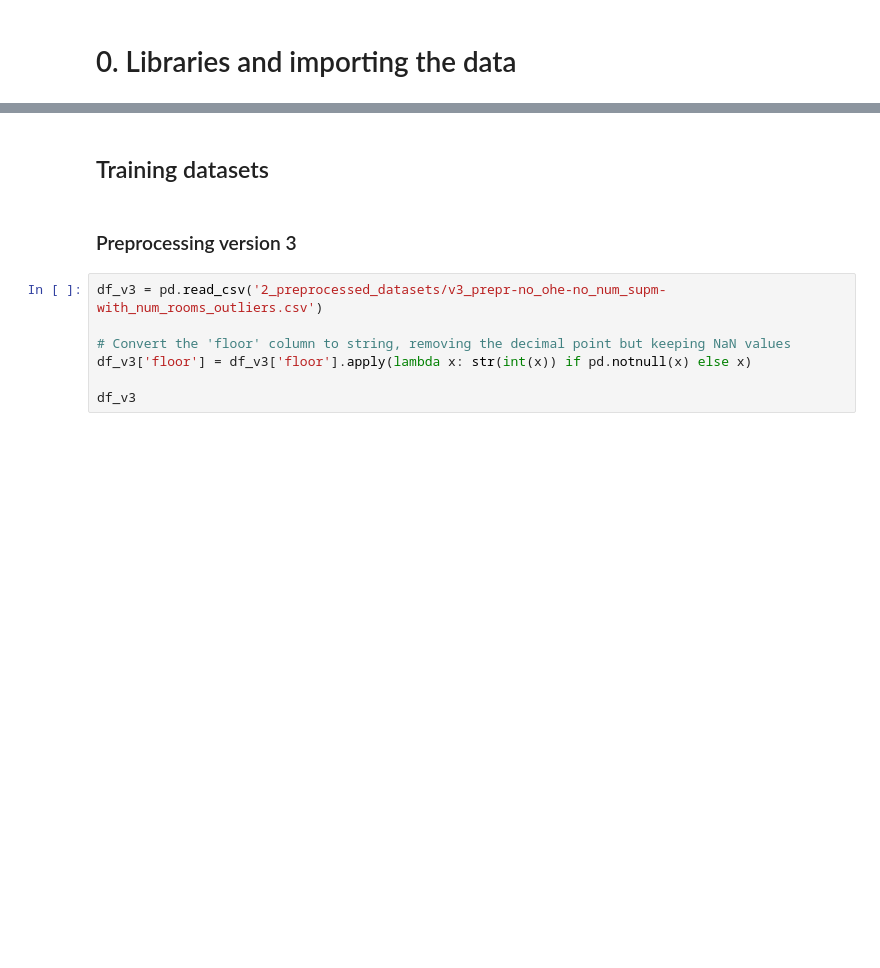
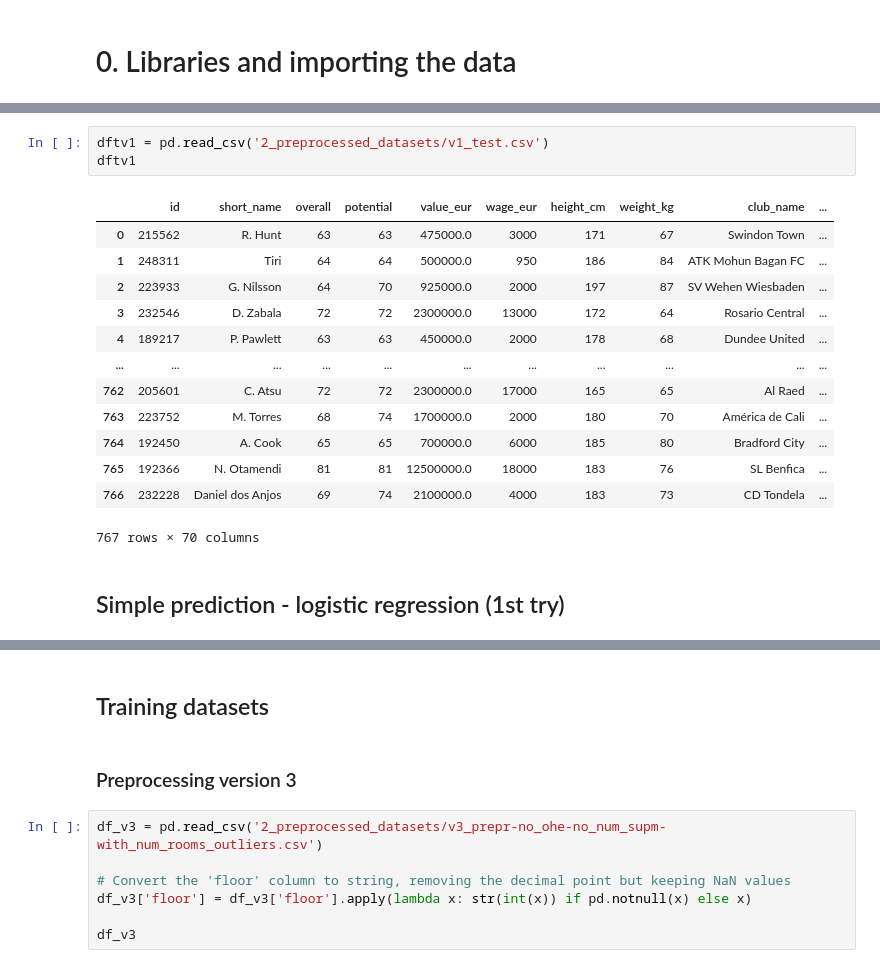
Before and after one commit to simonvellin/football_position_prediction, a Jupyter notebook: pablo/5_training_and_predicting.ipynb, the cells around one changed output, grey strips where cells are left out. Saved outputs shown, nothing was run; the diff lists cells and outputs as text; blank space fills up the shorter version.

```diff
--- a/pablo/5_training_and_predicting.ipynb
+++ b/pablo/5_training_and_predicting.ipynb
@@ -23,0 +53,19 @@ from sklearn.linear_model import Ridge
+# %%
+dftv1 = pd.read_csv('2_preprocessed_datasets/v1_test.csv')
+dftv1
+# %% [output]
+|  | id | short_name | overall | potential | value_eur | wage_eur | height_cm | weight_kg | club_name | ... |
+| 0 | 215562 | R. Hunt | 63 | 63 | 475000.0 | 3000 | 171 | 67 | Swindon Town | ... |
+| 1 | 248311 | Tiri | 64 | 64 | 500000.0 | 950 | 186 | 84 | ATK Mohun Bagan FC | ... |
+| 2 | 223933 | G. Nilsson | 64 | 70 | 925000.0 | 2000 | 197 | 87 | SV Wehen Wiesbaden | ... |
+| 3 | 232546 | D. Zabala | 72 | 72 | 2300000.0 | 13000 | 172 | 64 | Rosario Central | ... |
+| 4 | 189217 | P. Pawlett | 63 | 63 | 450000.0 | 2000 | 178 | 68 | Dundee United | ... |
+| ... | ... | ... | ... | ... | ... | ... | ... | ... | ... | ... |
+| 762 | 205601 | C. Atsu | 72 | 72 | 2300000.0 | 17000 | 165 | 65 | Al Raed | ... |
+| 763 | 223752 | M. Torres | 68 | 74 | 1700000.0 | 2000 | 180 | 70 | América de Cali | ... |
+| 764 | 192450 | A. Cook | 65 | 65 | 700000.0 | 6000 | 185 | 80 | Bradford City | ... |
+| 765 | 192366 | N. Otamendi | 81 | 81 | 12500000.0 | 18000 | 183 | 76 | SL Benfica | ... |
+| 766 | 232228 | Daniel dos Anjos | 69 | 74 | 2100000.0 | 4000 | 183 | 73 | CD Tondela | ... |
+767 rows × 70 columns
+# %% [markdown]
+## Simple prediction - logistic regression (1st try)
```
Also changed, not shown: parts of 7 cells of this notebook, 4 other files.
